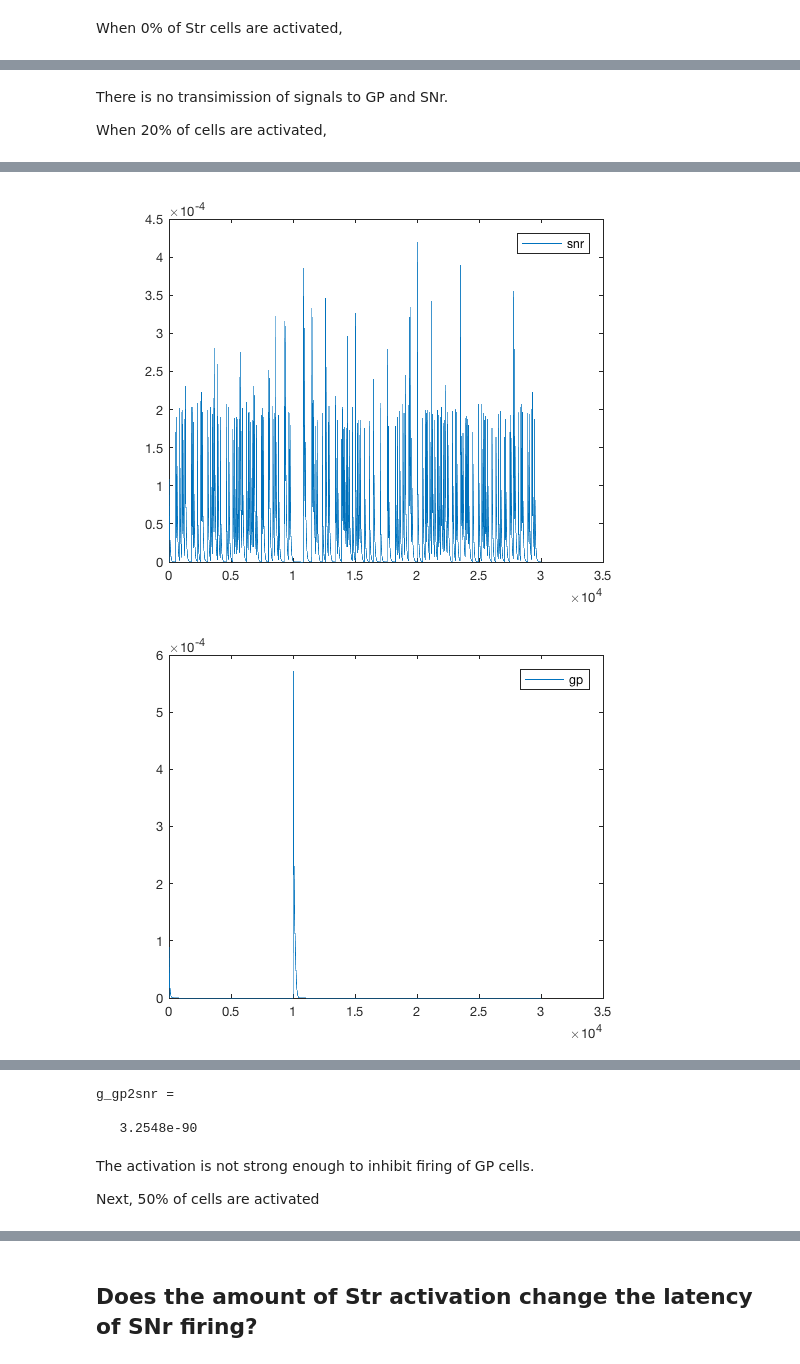
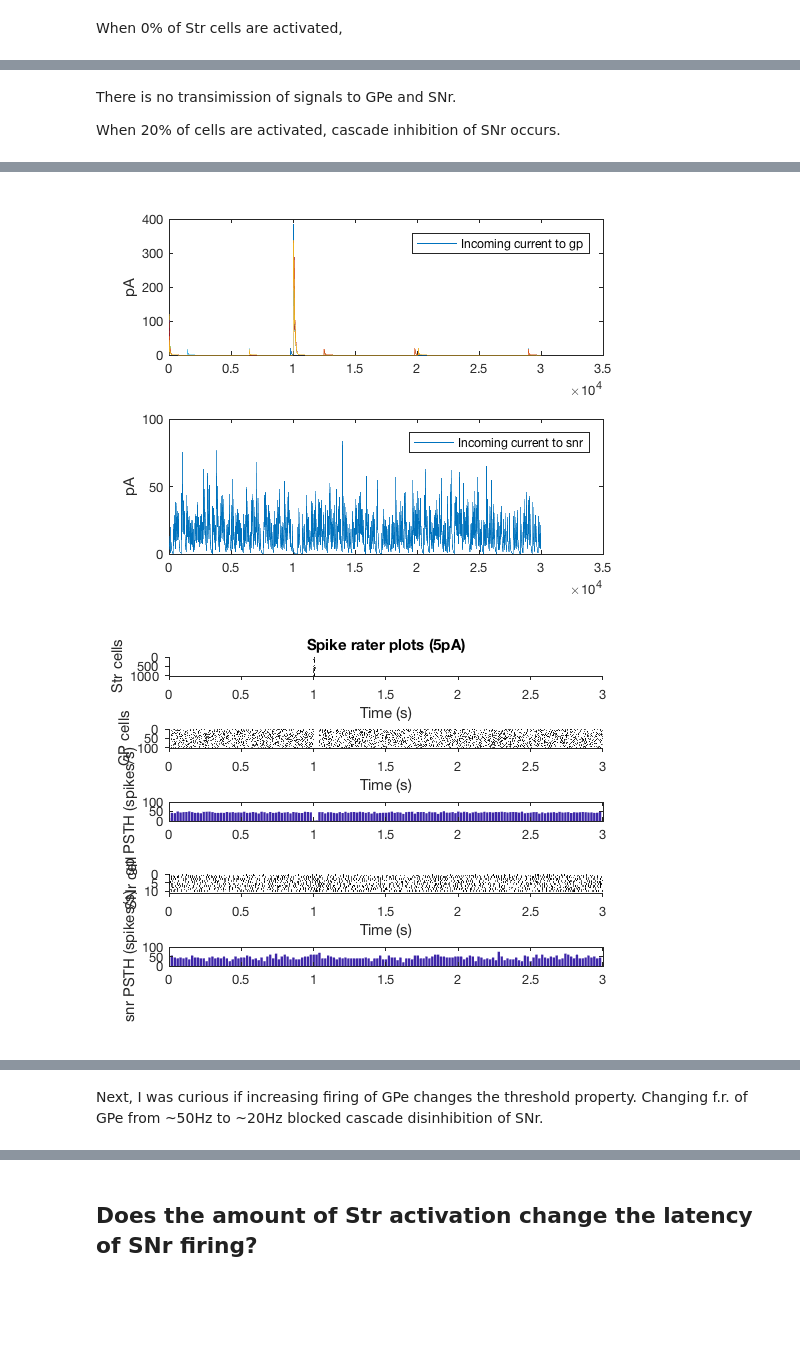
Before and after one commit to seulah-kim/delaylineBG, a Jupyter notebook: Threshold of SNr firing - Percent of Str activation.ipynb, the cells around one changed output, grey strips where cells are left out. Drawn from its saved outputs; the diff is of its cells as text; code cells hidden in the pictures; blank space fills up the shorter version.

```diff
--- a/Threshold of SNr firing - Percent of Str activation.ipynb
+++ b/Threshold of SNr firing - Percent of Str activation.ipynb
@@ -98,7 +110,7 @@ legend('snr')
 # %% [markdown]
-There is no transimission of signals to GP and SNr.
+There is no transimission of signals to GPe and SNr.
 
-When 20% of cells are activated,
+When 20% of cells are activated, cascade inhibition of SNr occurs.
 # %%
 % Monte Carlo
 spk_gp=[];
@@ -107,18 +119,20 @@ spk_str=[];
 
 
 %Runs 20s simulation without any stimulus to measure steady-state values.
-g_gp2snr = BGdelayline_setinit('stimCellsPer',50,'I_exc_gp',0.00006,'prob_syn_gp2snr',0.35); % initial conductance of gp to snr synapses
+[g_gp2snr,Isyn_snr] = BGdelayline_setinit2('I_exc_gp',60,'prob_syn_gp2snr',0.35); % initial conductance of gp to snr synapses
 
 % I_ext = 6 is the number that matches Vthr - Vrest
 
+g_gp2snr
+Isyn_snr
+
 for l = 1:10
 %%Simulation
-[Vm_gp,Vm_snr,Vm_str, Igp, Isnr] = BGdelayline('stimCellsPer',50,'I_exc_gp',0.00006,'prob_syn_gp2snr',0.35,'g_gp2snr_i',g_gp2snr);
+[Vm_gp,Vm_snr,Vm_str, Igp, Isnr] = BGdelayline('stimCellsPer',20,'I_exc_gp',60,'prob_syn_gp2snr',0.35,'g_gp2snr_i',g_gp2snr,'Isyn_snr_i',Isyn_snr);
 
 spk_gp = [spk_gp; Vm_gp==15];
 spk_snr = [spk_snr; Vm_snr==15];
 spk_str = [spk_str; Vm_str==15];
-Isyn_snr = [Isyn_snr ; Isnr];
 end
 
 %%Plot
@@ -137,7 +151,7 @@ plotRaster(spk_snr);
 ylabel('SNr cell')
 
 
-binWidth_gp = 50; %ms
+binWidth_gp = 200; %ms
 
 t_bar_gp = 1:binWidth_gp:length(spk_gp);
 psth_gp = zeros(1,length(t_bar_gp));
@@ -155,7 +169,7 @@ xlim([0 length(spk_gp)*0.0001])
 ylabel('gp PSTH (spikes/s)')
 
 
-binWidth_snr = 50; %ms
+binWidth_snr = 200; %ms
 t_bar_snr = 1:binWidth_snr:length(spk_snr);
 psth_snr = zeros(1,length(t_bar_snr));
 
@@ -168,12 +182,14 @@ bar(t_bar_snr*0.0001,psth_snr/(size(spk_snr,1)*(binWidth_snr*0.0001)))
 xlim([0 length(spk_gp)*0.0001])
 ylabel('snr PSTH (spikes/s)')
 
+figure
+subplot(2,1,1)
+plot(Igp')
+ylabel('pA')
+legend('Incoming current to gp')
 
-figure
-plot(Igp(1,:))
-legend('gp')
-
-figure
-plot(Isnr(1,:))
-legend('snr')
+subplot(2,1,2)
+plot(Isnr)
+ylabel('pA')
+legend('Incoming current to snr')
 # %% [output]
@@ -190,2 +215,2 @@ Elapsed time is 0.818495 seconds.
-[figure, old version]
+[figure, new version]
-[figure, old version]
+[figure, new version]
@@ -193,13 +217,5 @@ Elapsed time is 0.818495 seconds.
-# %%
-g_gp2snr
-# %% [output]
-g_gp2snr =
-
-   3.2548e-90
-# %% [markdown]
-The activation is not strong enough to inhibit firing of GP cells.
-
-Next, 50% of cells are activated
+# %% [markdown]
+Next, I was curious if increasing firing of GPe changes the threshold property. Changing f.r. of GPe from ~50Hz to ~20Hz blocked cascade disinhibition of SNr.
 # %%
 % Monte Carlo
 spk_gp=[];
```
Also changed, not shown: parts of 17 cells of this notebook, 4 other files.
